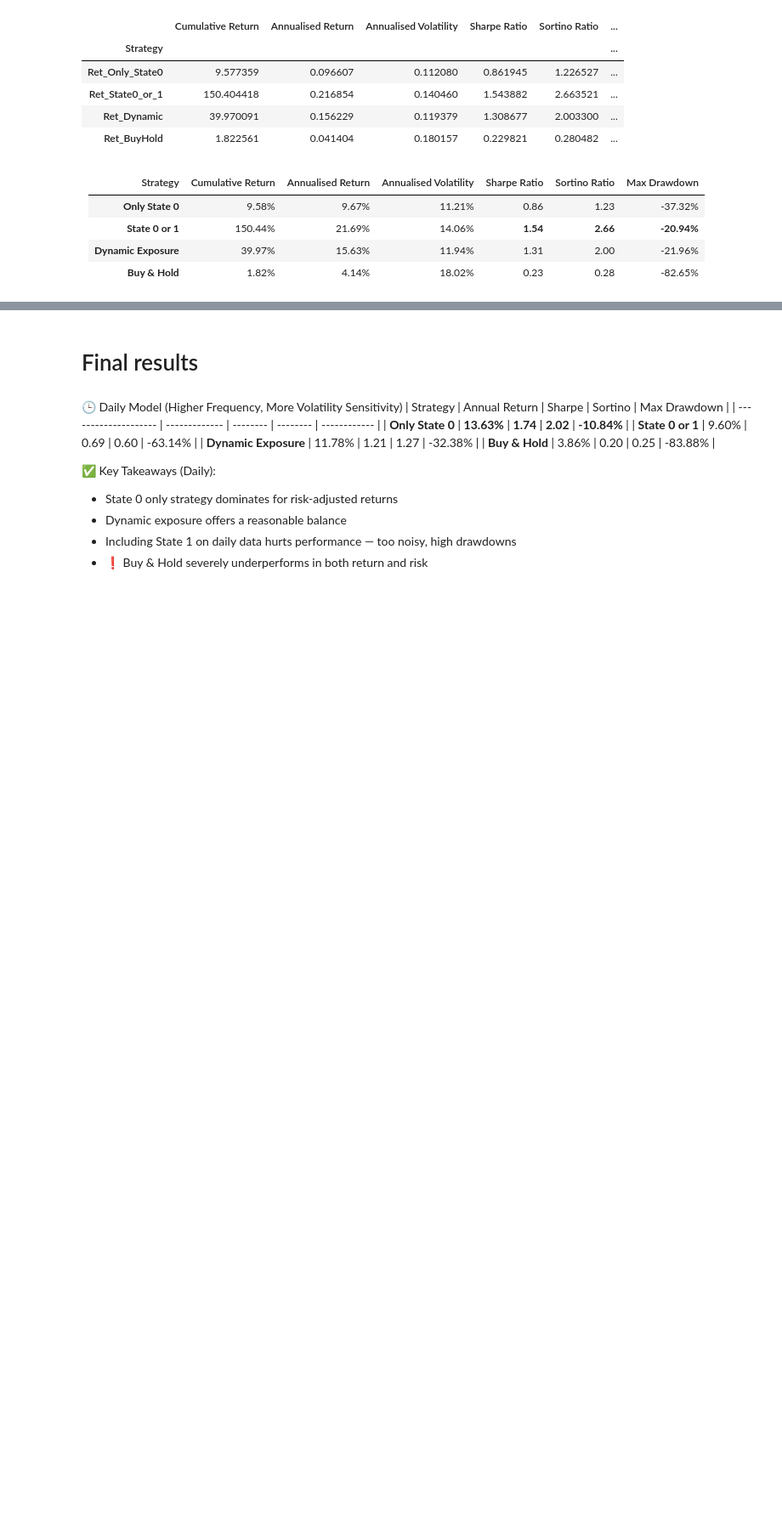
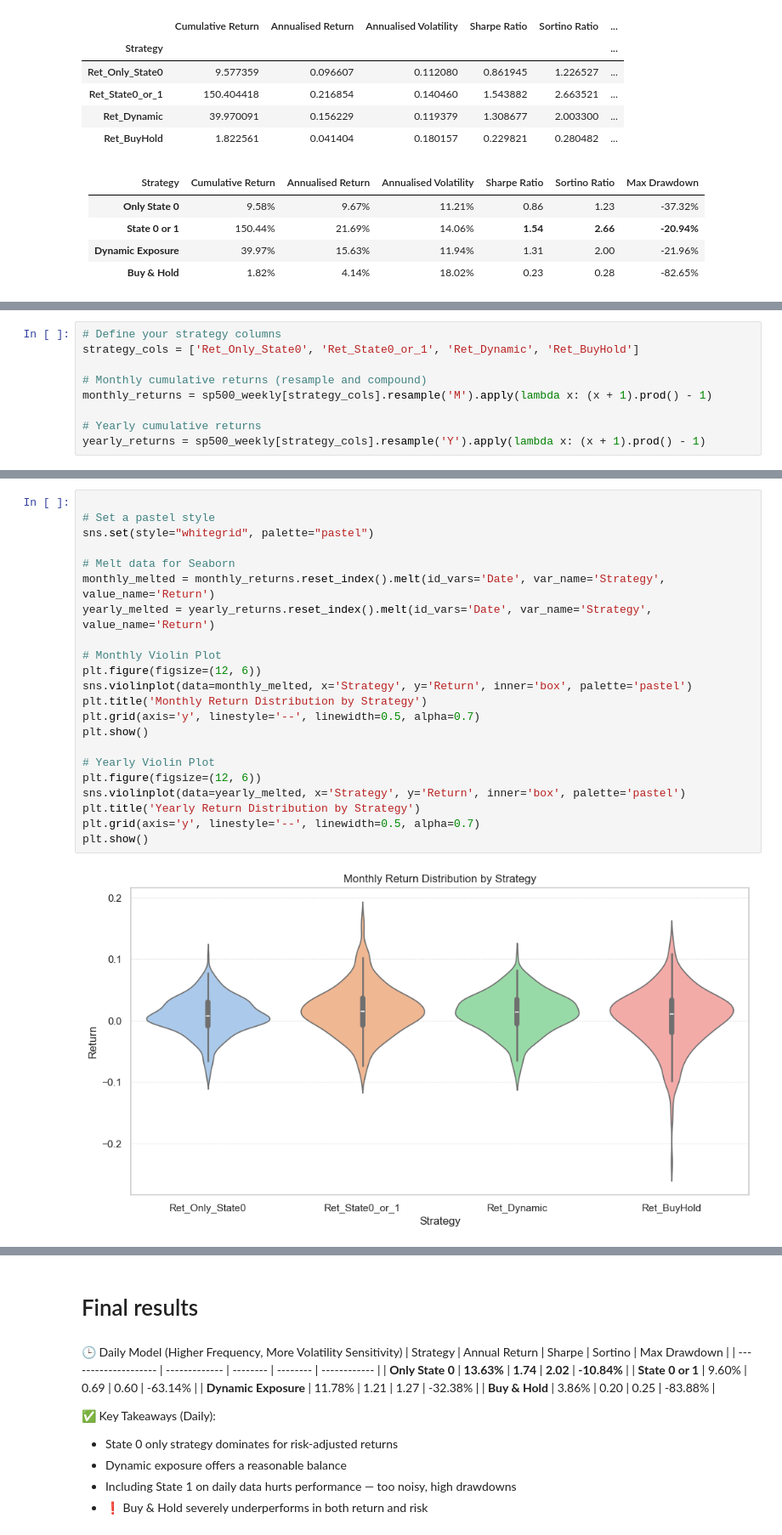
Before and after one commit to kgiannako/sp500-volatility-regime-hmm, a Jupyter notebook: notebooks/dev_hmm_volatility.ipynb, the cells around one changed output, grey strips where cells are left out. Shown at 85% size. Cells and saved outputs as stored; diff of their text form; blank space fills up the shorter version.

```diff
--- a/notebooks/dev_hmm_volatility.ipynb
+++ b/notebooks/dev_hmm_volatility.ipynb
@@ -856,0 +864,9 @@ results_weekly_df
+# %%
+# Define your strategy columns
+strategy_cols = ['Ret_Only_State0', 'Ret_State0_or_1', 'Ret_Dynamic', 'Ret_BuyHold']
+
+# Monthly cumulative returns (resample and compound)
+monthly_returns = sp500_weekly[strategy_cols].resample('M').apply(lambda x: (x + 1).prod() - 1)
+
+# Yearly cumulative returns
+yearly_returns = sp500_weekly[strategy_cols].resample('Y').apply(lambda x: (x + 1).prod() - 1)
@@ -856,0 +898,24 @@ results_weekly_df
+# %%
+
+# Set a pastel style
+sns.set(style="whitegrid", palette="pastel")
+
+# Melt data for Seaborn
+monthly_melted = monthly_returns.reset_index().melt(id_vars='Date', var_name='Strategy', value_name='Return')
+yearly_melted = yearly_returns.reset_index().melt(id_vars='Date', var_name='Strategy', value_name='Return')
+
+# Monthly Violin Plot
+plt.figure(figsize=(12, 6))
+sns.violinplot(data=monthly_melted, x='Strategy', y='Return', inner='box', palette='pastel')
+plt.title('Monthly Return Distribution by Strategy')
+plt.grid(axis='y', linestyle='--', linewidth=0.5, alpha=0.7)
+plt.show()
+
+# Yearly Violin Plot
+plt.figure(figsize=(12, 6))
+sns.violinplot(data=yearly_melted, x='Strategy', y='Return', inner='box', palette='pastel')
+plt.title('Yearly Return Distribution by Strategy')
+plt.grid(axis='y', linestyle='--', linewidth=0.5, alpha=0.7)
+plt.show()
+# %% [output]
+[figure, added]
```
Also changed, not shown: parts of 16 cells of this notebook.
